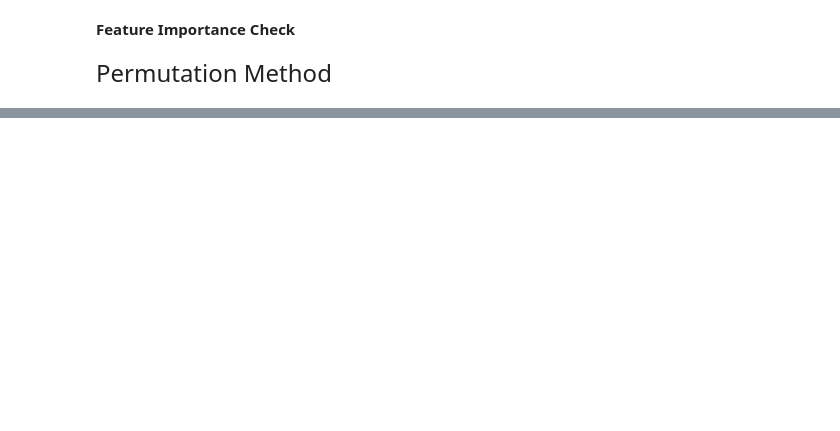
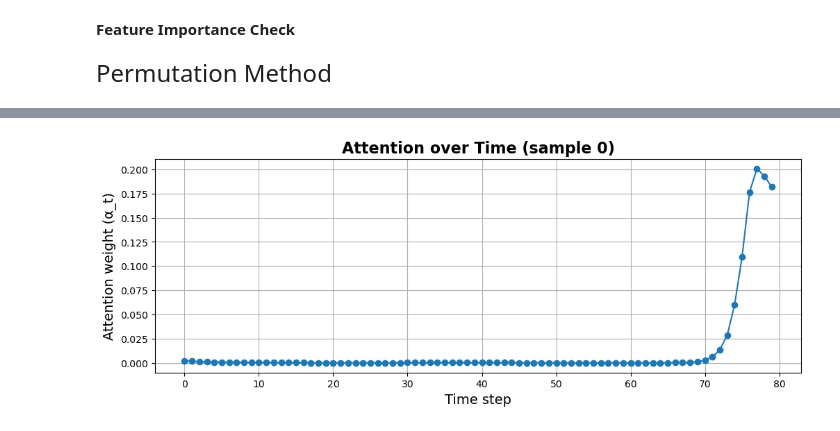
Before and after one commit to EXOLAB-Intention/Upperbody_NN, a Jupyter notebook: main.ipynb, the cells around one changed output, grey strips where cells are left out. Drawn from its saved outputs; the diff is of its cells as text; code cells hidden in the pictures; blank space fills up the shorter version.

```diff
--- a/main.ipynb
+++ b/main.ipynb
@@ -586,0 +688,25 @@ plot_group_importance(group_scores, group_names, out_dir="/SHAP")
+# %%
+# 이미 준비된 것들:
+# x_train, y_train_ohe, x_val, y_val_ohe, x_test, y_test_ohe
+# input_shape = x_train.shape[1:]     # (T, D)
+# num_classes = y_train_ohe.shape[1]
+
+model_attn, attn_extractor = build_attention_lstm_classifier(
+    input_shape=input_shape, num_classes=num_classes,
+    lstm_units=64, bidirectional=True, attn_units=64, dropout=0.2
+)
+
+model_attn.summary()
+
+history = model_attn.fit(
+    x_train, y_train_ohe,
+    validation_data=(x_val, y_val_ohe),
+    epochs=15, batch_size=64, verbose=1
+)
+
+# 예측
+probs = model_attn.predict(x_test, verbose=0)
+
+# (해석) attention 가중치 추출: (N_test, T)
+attn_weights = attn_extractor.predict(x_test, verbose=0)
+print(attn_weights.shape)
@@ -586,0 +752,17 @@ plot_group_importance(group_scores, group_names, out_dir="/SHAP")
+# %%
+import matplotlib.pyplot as plt
+import numpy as np
+
+# 테스트셋에서 첫 번째 샘플
+sample_id = random.randint(0, len(x_test) - 1)
+alpha = attn_weights[sample_id]   # shape: (T,)
+
+plt.figure(figsize=(12,4))
+plt.plot(alpha, marker='o')
+plt.title(f"Attention over Time (sample {sample_id})", fontsize=16, fontweight='bold')
+plt.xlabel("Time step", fontsize=14)
+plt.ylabel("Attention weight (α_t)", fontsize=14)
+plt.grid(True)
+plt.show()
+# %% [output]
+[figure, added]
```
Also changed, not shown: parts of 21 cells of this notebook, 1 other file.
